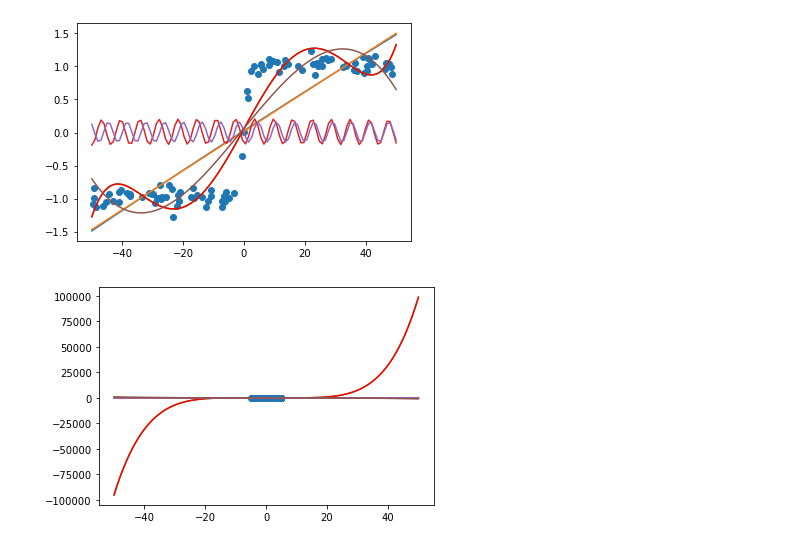
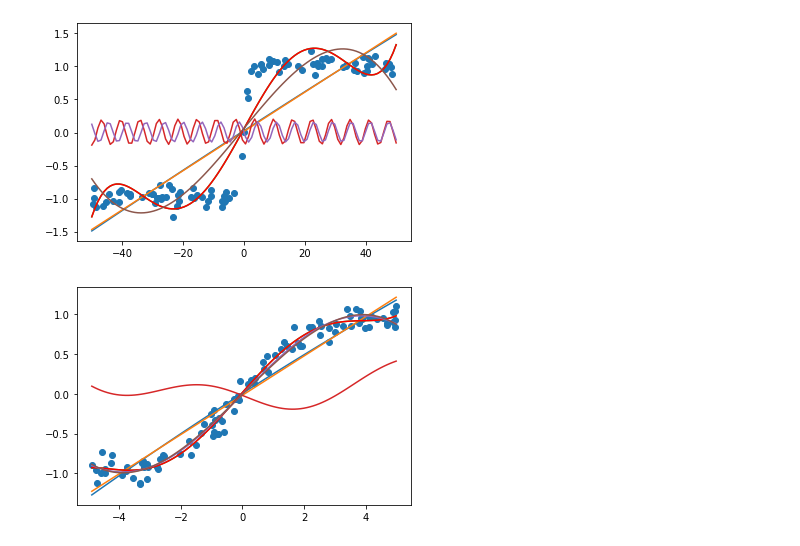
Before and after one commit to UMD-ENMA165/4-21-22-Class, a Jupyter notebook: curve_fitting.ipynb, the cells around one changed output. Drawn from its saved outputs; the diff is of its cells as text; code cells hidden in the pictures.

```diff
--- a/curve_fitting.ipynb
+++ b/curve_fitting.ipynb
@@ -207,7 +207,11 @@ def fitting(x,y):
 
     popt,pcov = curve_fit(quadretic, x, y)
 
-    xfit = np.linspace(-50.,50.,100)
+    # Added domain- i=min, j=max
+    i = x.min()
+    j = x.max()
+
+    xfit = np.linspace(i,j,100)
     yfit = quadretic(xfit, *popt)
 
     plt.plot(xfit, yfit)
@@ -242,7 +246,8 @@ def fitting(x,y):
     yfit = homework(xfit, *popt)
     plt.plot(xfit, yfit)
 # %%
-x,y = np.loadtxt('data/set2.csv', delimiter=',', unpack = True)
-fitting(x1,y1)
+# Data Set #1
+x,y = np.loadtxt('data/set1.csv', delimiter=',', unpack = True)
+fitting(x,y)
 # %% [output]
-[figure, old version]
+[figure, new version]
```
Also changed, not shown: parts of 6 cells of this notebook.
